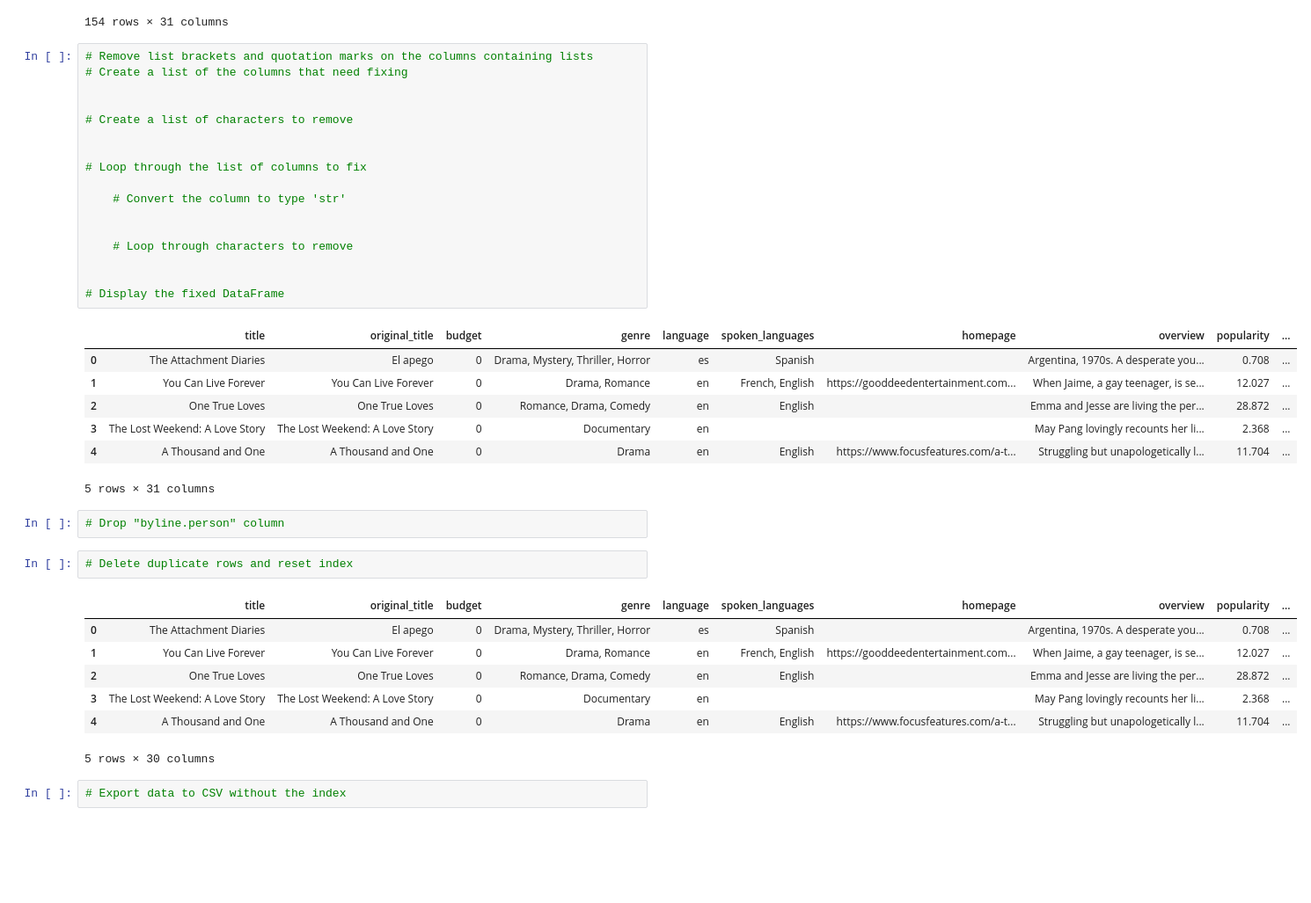
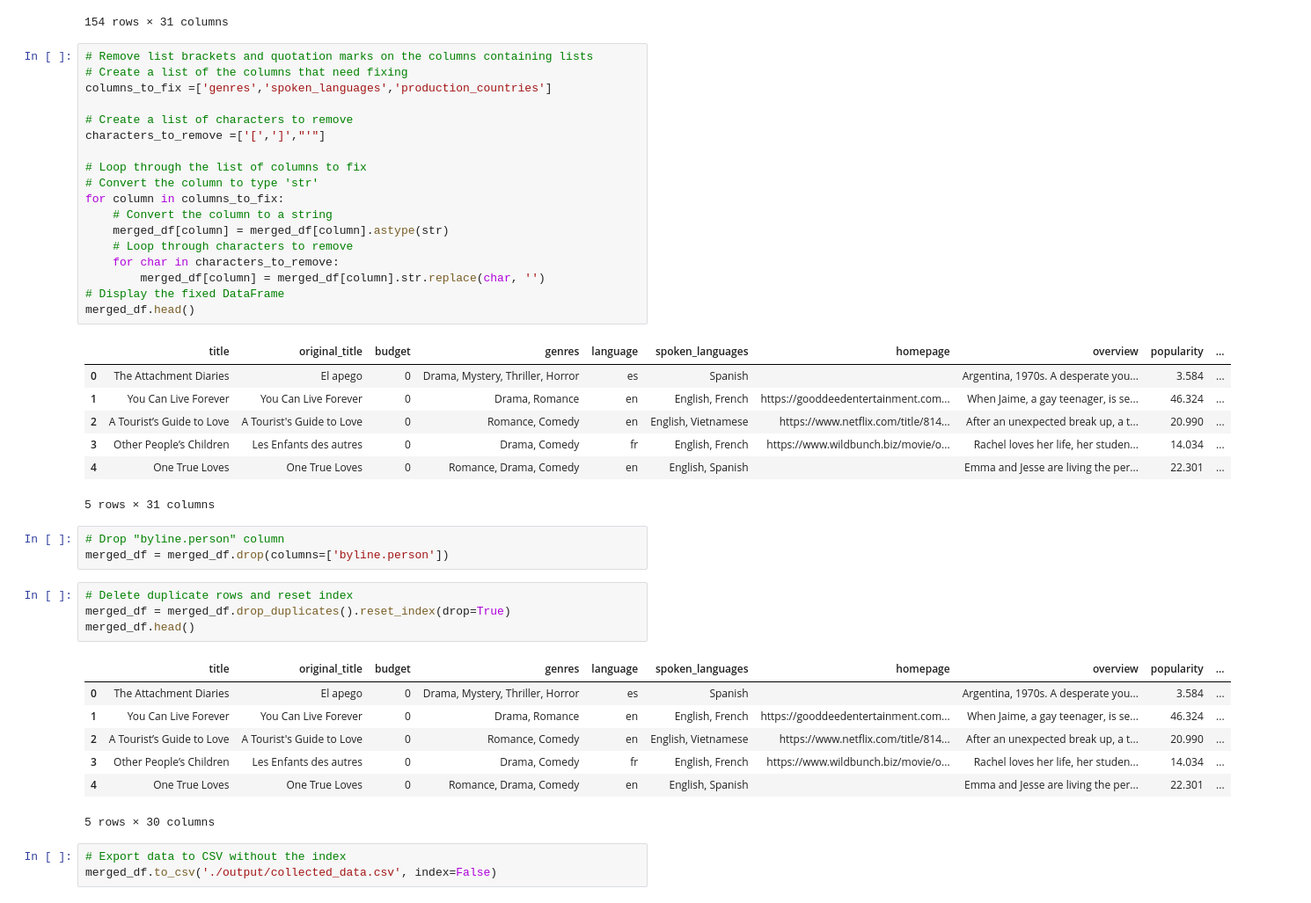
Before and after one commit to Kidalv85/data-sourcing-challenge, a Jupyter notebook: retrieve_movie_data.ipynb, the cells around one changed output. Shown: that part at 88% size. Cells and saved outputs as stored; diff of their text form; blank space fills up the shorter version.

```diff
--- a/retrieve_movie_data.ipynb
+++ b/retrieve_movie_data.ipynb
@@ -352,39 +352,44 @@ merged_df
 # %%
 # Remove list brackets and quotation marks on the columns containing lists
 # Create a list of the columns that need fixing
-
+columns_to_fix =['genres','spoken_languages','production_countries']
 
 # Create a list of characters to remove
-
+characters_to_remove =['[',']',"'"]
 
 # Loop through the list of columns to fix
-
-    # Convert the column to type 'str'
-
-
+# Convert the column to type 'str'
+for column in columns_to_fix:
+    # Convert the column to a string
+    merged_df[column] = merged_df[column].astype(str)
     # Loop through characters to remove
-
-
+    for char in characters_to_remove:
+        merged_df[column] = merged_df[column].str.replace(char, '')
 # Display the fixed DataFrame
+merged_df.head()
 # %% [output]
-|  | title | original_title | budget | genre | language | spoken_languages | homepage | overview | popularity | ... |
-| 0 | The Attachment Diaries | El apego | 0 | Drama, Mystery, Thriller, Horror | es | Spanish |  | Argentina, 1970s. A desperate you... | 0.708 | ... |
-| 1 | You Can Live Forever | You Can Live Forever | 0 | Drama, Romance | en | French, English | https://gooddeedentertainment.com... | When Jaime, a gay teenager, is se... | 12.027 | ... |
-| 2 | One True Loves | One True Loves | 0 | Romance, Drama, Comedy | en | English |  | Emma and Jesse are living the per... | 28.872 | ... |
-| 3 | The Lost Weekend: A Love Story | The Lost Weekend: A Love Story | 0 | Documentary | en |  |  | May Pang lovingly recounts her li... | 2.368 | ... |
-| 4 | A Thousand and One | A Thousand and One | 0 | Drama | en | English | https://www.focusfeatures.com/a-t... | Struggling but unapologetically l... | 11.704 | ... |
+|  | title | original_title | budget | genres | language | spoken_languages | homepage | overview | popularity | ... |
+| 0 | The Attachment Diaries | El apego | 0 | Drama, Mystery, Thriller, Horror | es | Spanish |  | Argentina, 1970s. A desperate you... | 3.584 | ... |
+| 1 | You Can Live Forever | You Can Live Forever | 0 | Drama, Romance | en | English, French | https://gooddeedentertainment.com... | When Jaime, a gay teenager, is se... | 46.324 | ... |
+| 2 | A Tourist’s Guide to Love | A Tourist's Guide to Love | 0 | Romance, Comedy | en | English, Vietnamese | https://www.netflix.com/title/814... | After an unexpected break up, a t... | 20.990 | ... |
+| 3 | Other People’s Children | Les Enfants des autres | 0 | Drama, Comedy | fr | English, French | https://www.wildbunch.biz/movie/o... | Rachel loves her life, her studen... | 14.034 | ... |
+| 4 | One True Loves | One True Loves | 0 | Romance, Drama, Comedy | en | English, Spanish |  | Emma and Jesse are living the per... | 22.301 | ... |
 5 rows × 31 columns
 # %%
 # Drop "byline.person" column
+merged_df = merged_df.drop(columns=['byline.person'])
 # %%
 # Delete duplicate rows and reset index
+merged_df = merged_df.drop_duplicates().reset_index(drop=True)
+merged_df.head()
 # %% [output]
-|  | title | original_title | budget | genre | language | spoken_languages | homepage | overview | popularity | ... |
-| 0 | The Attachment Diaries | El apego | 0 | Drama, Mystery, Thriller, Horror | es | Spanish |  | Argentina, 1970s. A desperate you... | 0.708 | ... |
-| 1 | You Can Live Forever | You Can Live Forever | 0 | Drama, Romance | en | French, English | https://gooddeedentertainment.com... | When Jaime, a gay teenager, is se... | 12.027 | ... |
-| 2 | One True Loves | One True Loves | 0 | Romance, Drama, Comedy | en | English |  | Emma and Jesse are living the per... | 28.872 | ... |
-| 3 | The Lost Weekend: A Love Story | The Lost Weekend: A Love Story | 0 | Documentary | en |  |  | May Pang lovingly recounts her li... | 2.368 | ... |
-| 4 | A Thousand and One | A Thousand and One | 0 | Drama | en | English | https://www.focusfeatures.com/a-t... | Struggling but unapologetically l... | 11.704 | ... |
+|  | title | original_title | budget | genres | language | spoken_languages | homepage | overview | popularity | ... |
+| 0 | The Attachment Diaries | El apego | 0 | Drama, Mystery, Thriller, Horror | es | Spanish |  | Argentina, 1970s. A desperate you... | 3.584 | ... |
+| 1 | You Can Live Forever | You Can Live Forever | 0 | Drama, Romance | en | English, French | https://gooddeedentertainment.com... | When Jaime, a gay teenager, is se... | 46.324 | ... |
+| 2 | A Tourist’s Guide to Love | A Tourist's Guide to Love | 0 | Romance, Comedy | en | English, Vietnamese | https://www.netflix.com/title/814... | After an unexpected break up, a t... | 20.990 | ... |
+| 3 | Other People’s Children | Les Enfants des autres | 0 | Drama, Comedy | fr | English, French | https://www.wildbunch.biz/movie/o... | Rachel loves her life, her studen... | 14.034 | ... |
+| 4 | One True Loves | One True Loves | 0 | Romance, Drama, Comedy | en | English, Spanish |  | Emma and Jesse are living the per... | 22.301 | ... |
 5 rows × 30 columns
 # %%
 # Export data to CSV without the index
+merged_df.to_csv('./output/collected_data.csv', index=False)
```
Also changed, not shown: 1 other file.
